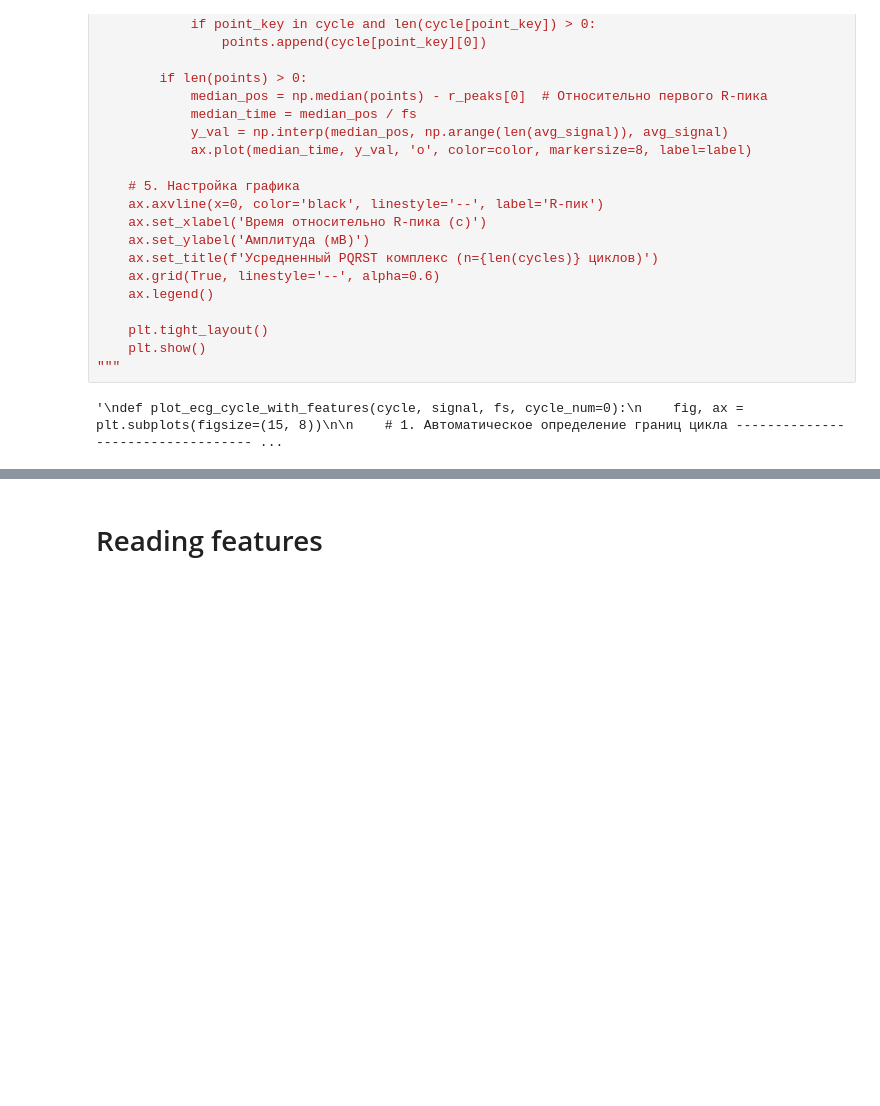
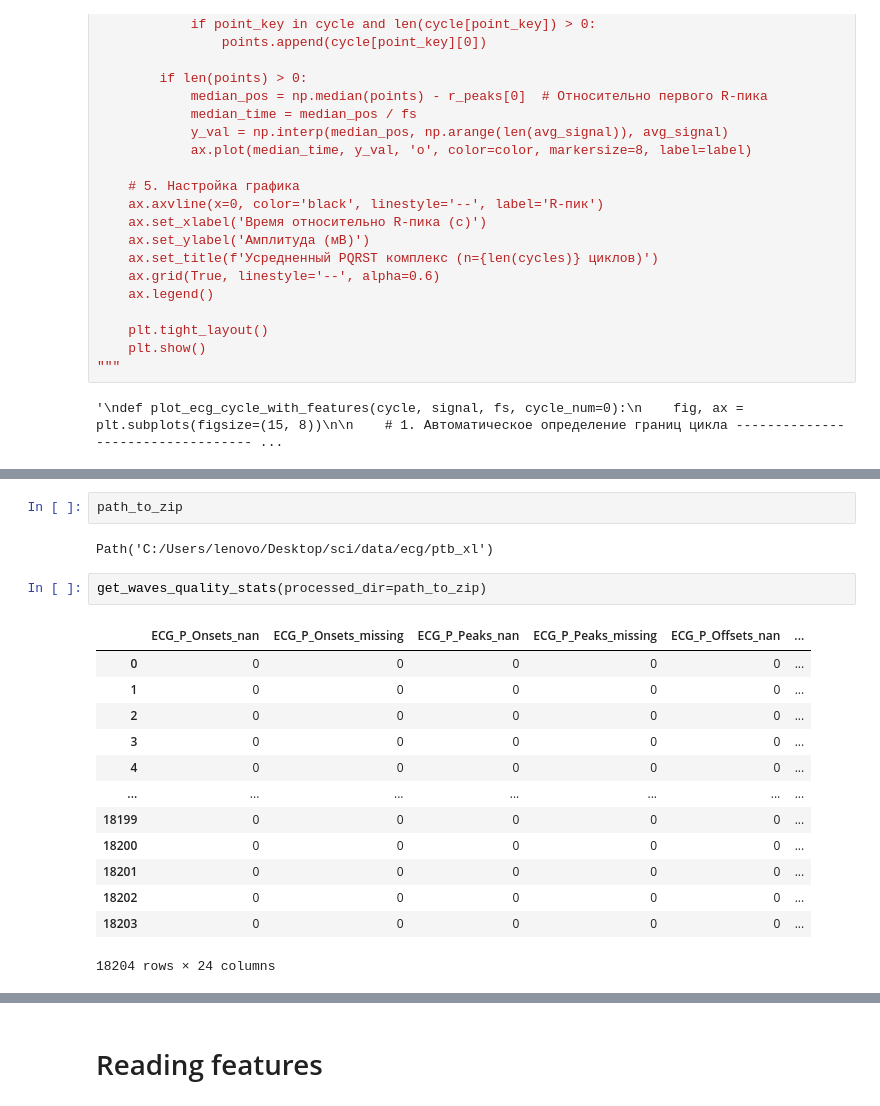
Before and after one commit to enot9910/heart-age, a Jupyter notebook: src/heart-age/ecg_features copy.ipynb, the cells around one changed output, grey strips where cells are left out. Drawn from its saved outputs; the diff is of its cells as text; blank space fills up the shorter version.

```diff
--- a/src/heart-age/ecg_features copy.ipynb
+++ b/src/heart-age/ecg_features copy.ipynb
@@ -276,3 +275,23 @@ def plot_averaged_ecg(signal, cycles, fs):
+# %%
+path_to_zip
+# %% [output]
+Path('C:/Users/lenovo/Desktop/sci/data/ecg/ptb_xl')
+# %%
+get_waves_quality_stats(processed_dir=path_to_zip)
+# %% [output]
+|  | ECG_P_Onsets_nan | ECG_P_Onsets_missing | ECG_P_Peaks_nan | ECG_P_Peaks_missing | ECG_P_Offsets_nan | ... |
+| 0 | 0 | 0 | 0 | 0 | 0 | ... |
+| 1 | 0 | 0 | 0 | 0 | 0 | ... |
+| 2 | 0 | 0 | 0 | 0 | 0 | ... |
+| 3 | 0 | 0 | 0 | 0 | 0 | ... |
+| 4 | 0 | 0 | 0 | 0 | 0 | ... |
+| ... | ... | ... | ... | ... | ... | ... |
+| 18199 | 0 | 0 | 0 | 0 | 0 | ... |
+| 18200 | 0 | 0 | 0 | 0 | 0 | ... |
+| 18201 | 0 | 0 | 0 | 0 | 0 | ... |
+| 18202 | 0 | 0 | 0 | 0 | 0 | ... |
+| 18203 | 0 | 0 | 0 | 0 | 0 | ... |
+18204 rows × 24 columns
 # %%
 get_ecg_signals_features(
     processed_dir=path_to_zip/'ptb_xl_npz',
```
Also changed, not shown: parts of 9 cells of this notebook, 5 other files.
